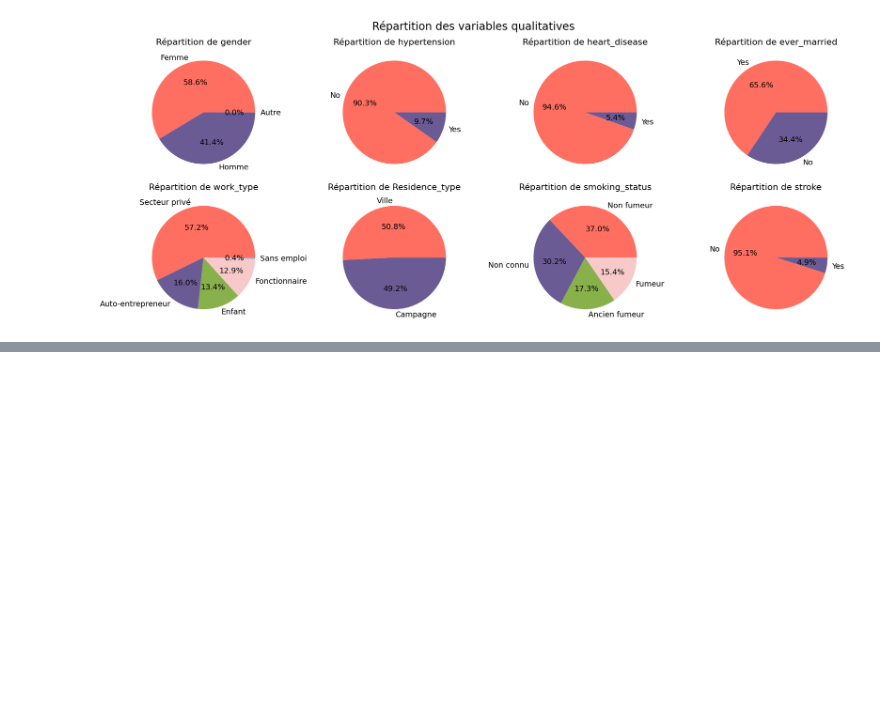
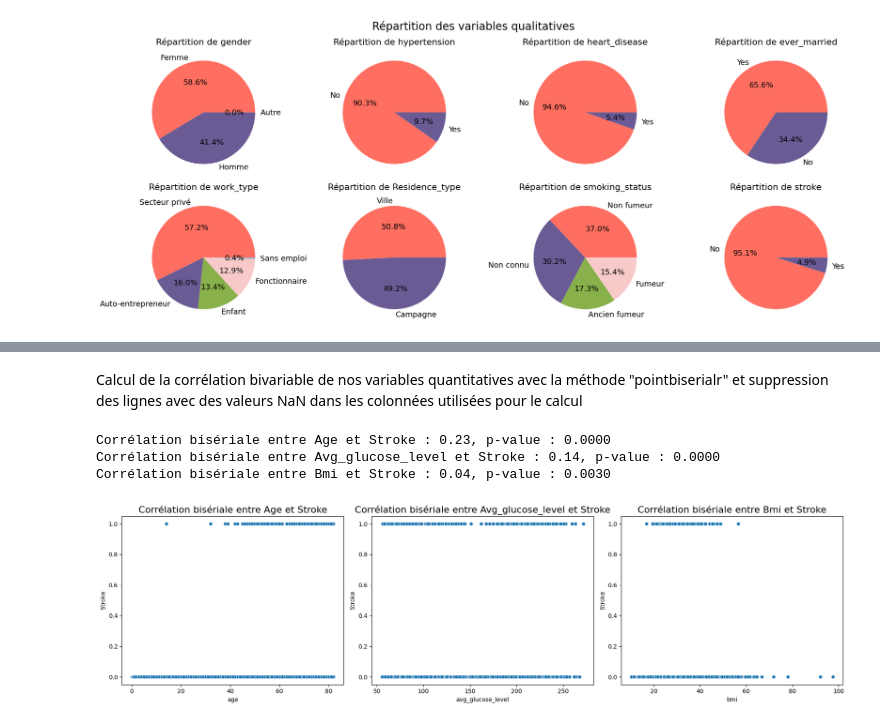
Before and after one commit to Antho-SJ/strocke-alert, a Jupyter notebook: stroke_alert_analyse.ipynb, the cells around one changed output, grey strips where cells are left out. Cells and saved outputs as stored; diff of their text form; code cells hidden in the pictures; blank space fills up the shorter version.

```diff
--- a/stroke_alert_analyse.ipynb
+++ b/stroke_alert_analyse.ipynb
@@ -301,0 +330,37 @@ plt.show()
+# %% [markdown]
+ Calcul de la corrélation bivariable de nos variables quantitatives avec la méthode "pointbiserialr" et suppression des lignes avec des valeurs NaN dans les colonnées utilisées pour le calcul
+# %%
+# Appliquer le remplacement à la colonne 'stroke' pour l'analyse
+df["stroke"] = df["stroke"].replace({"Yes" : 1, "No" : 0})
+
+# Suppression des lignes contenant des valeurs NaN dans les colonnes utilisées pour le calcul de la corrélation
+df_cleaned = df.dropna(subset=['stroke', 'age', 'avg_glucose_level', 'bmi'])
+
+# Sélectionnez les colonnes quantitatives pour la corrélation avec stroke
+quantitative_columns = ['age', 'avg_glucose_level', 'bmi']
+
+# Création d'une figure avec une seule rangée et trois colonnes
+fig, axes = plt.subplots(1, 3, figsize=(18, 5))
+
+# Tracé des graphiques pour chaque variable quantitative
+for i, column in enumerate(quantitative_columns):
+    # Calcul de la corrélation bisériale entre la variable quantitative et stroke
+    correlation_coefficient, p_value = pointbiserialr(df_cleaned['stroke'], df_cleaned[column])
+
+    # Affichage du coefficient de corrélation et de la valeur p
+    print(f"Corrélation bisériale entre {column.capitalize()} et Stroke : {correlation_coefficient:.2f}, p-value : {p_value:.4f}")
+
+    # Tracé du scatter plot avec la variable quantitative et la variable binaire (stroke)
+    sns.scatterplot(data=df_cleaned, x=column, y='stroke', ax=axes[i])
+    axes[i].set_title(f'Corrélation bisériale entre {column.capitalize()} et Stroke', fontsize=16)
+    axes[i].set_ylabel('Stroke')
+    axes[i].set_xlabel(column)
+
+# Ajustement automatique des espaces entre les sous-graphiques
+plt.tight_layout()
+plt.show()
+# %% [output]
+Corrélation bisériale entre Age et Stroke : 0.23, p-value : 0.0000
+Corrélation bisériale entre Avg_glucose_level et Stroke : 0.14, p-value : 0.0000
+Corrélation bisériale entre Bmi et Stroke : 0.04, p-value : 0.0030
+[figure, added]
```
Also changed, not shown: parts of 6 cells of this notebook.
